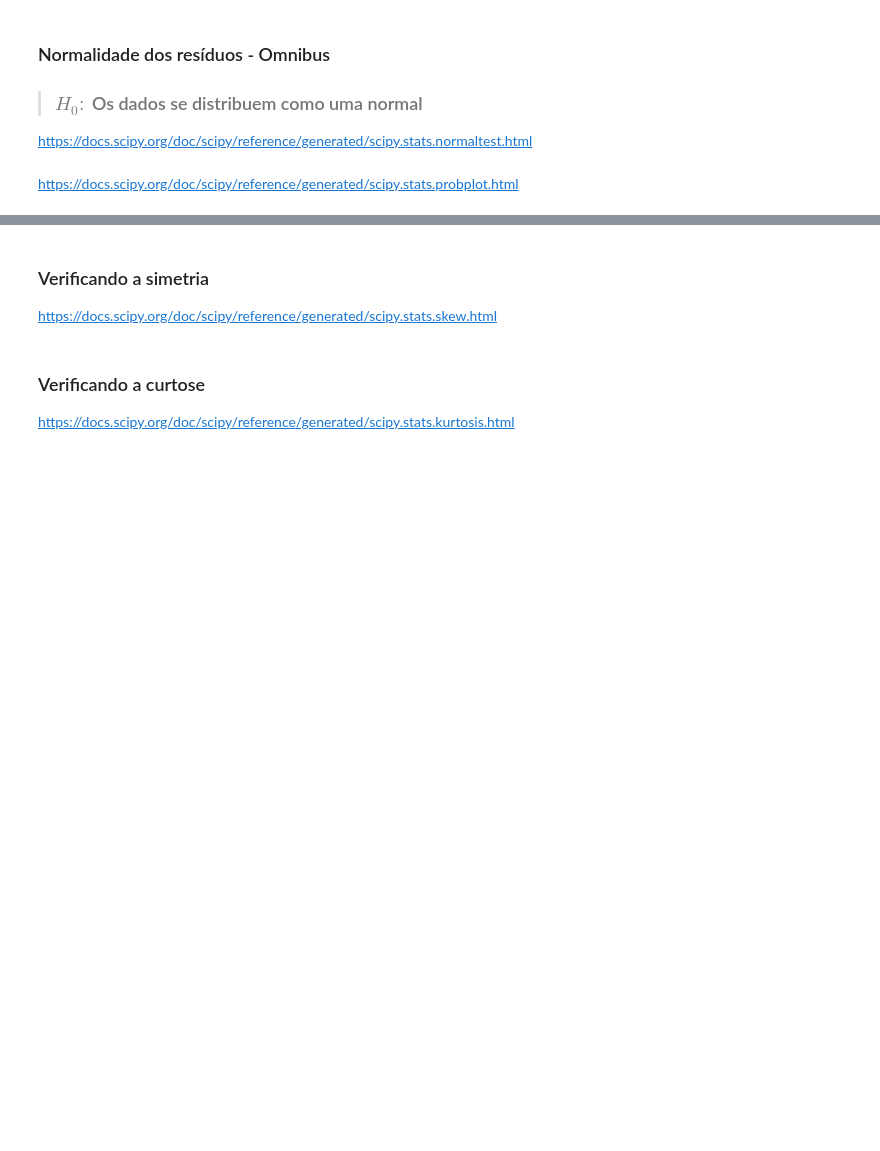
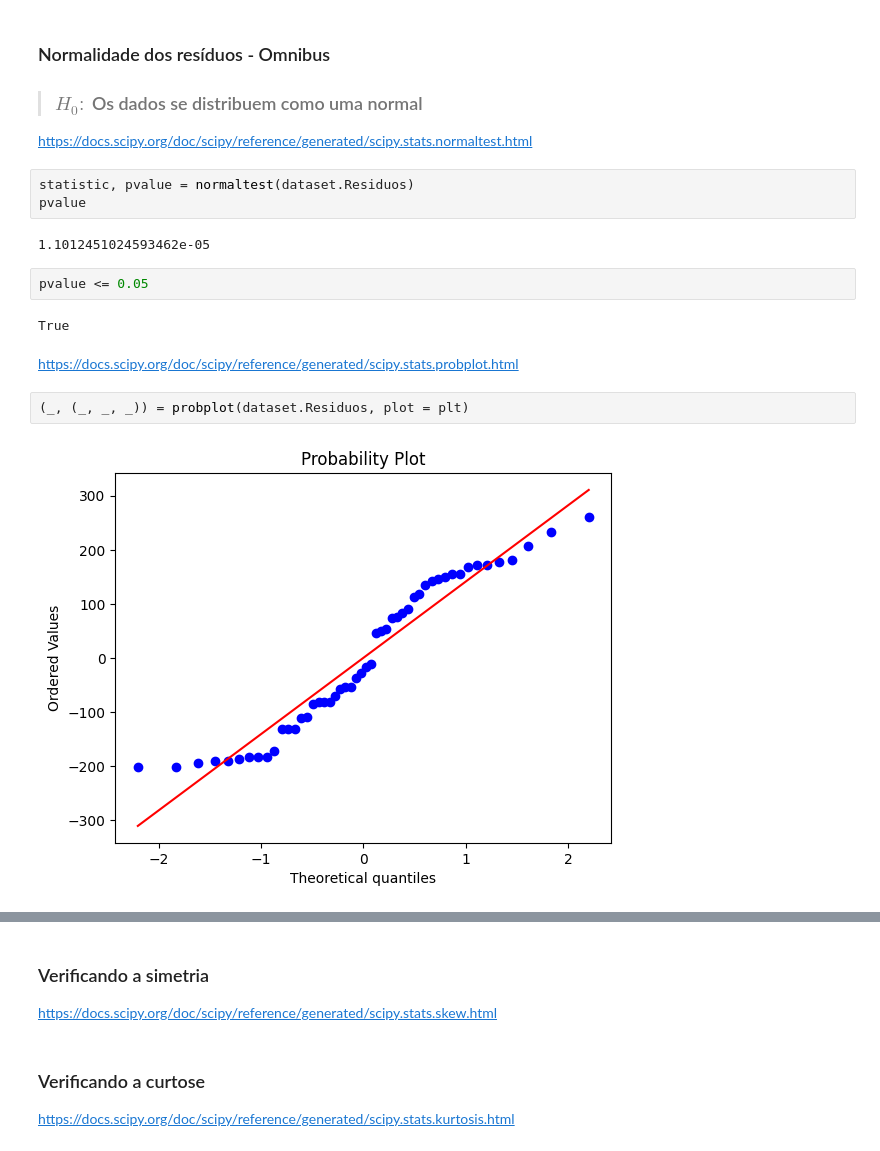
Before and after one commit to fernandowolff/estatistica_python, a Jupyter notebook: correlacao_e_regressao/Curso_de_Estatística_Parte_4.ipynb, the cells around one changed output, grey strips where cells are left out. Cells and saved outputs as stored; diff of their text form; blank space fills up the shorter version.

```diff
--- a/correlacao_e_regressao/Curso_de_Estatística_Parte_4.ipynb
+++ b/correlacao_e_regressao/Curso_de_Estatística_Parte_4.ipynb
@@ -1198,5 +1252,18 @@ $F_{\alpha}$ - baseia-se na distribuição F com $k$ graus de liberdade no numer
 > ### $H_0:$ Os dados se distribuem como uma normal
 
 https://docs.scipy.org/doc/scipy/reference/generated/scipy.stats.normaltest.html
+# %%
+statistic, pvalue = normaltest(dataset.Residuos)
+pvalue
+# %% [output]
+1.1012451024593462e-05
+# %%
+pvalue <= 0.05
+# %% [output]
+True
 # %% [markdown]
 https://docs.scipy.org/doc/scipy/reference/generated/scipy.stats.probplot.html
+# %%
+(_, (_, _, _)) = probplot(dataset.Residuos, plot = plt)
+# %% [output]
+[figure, added]
```
Also changed, not shown: parts of 14 cells of this notebook.
